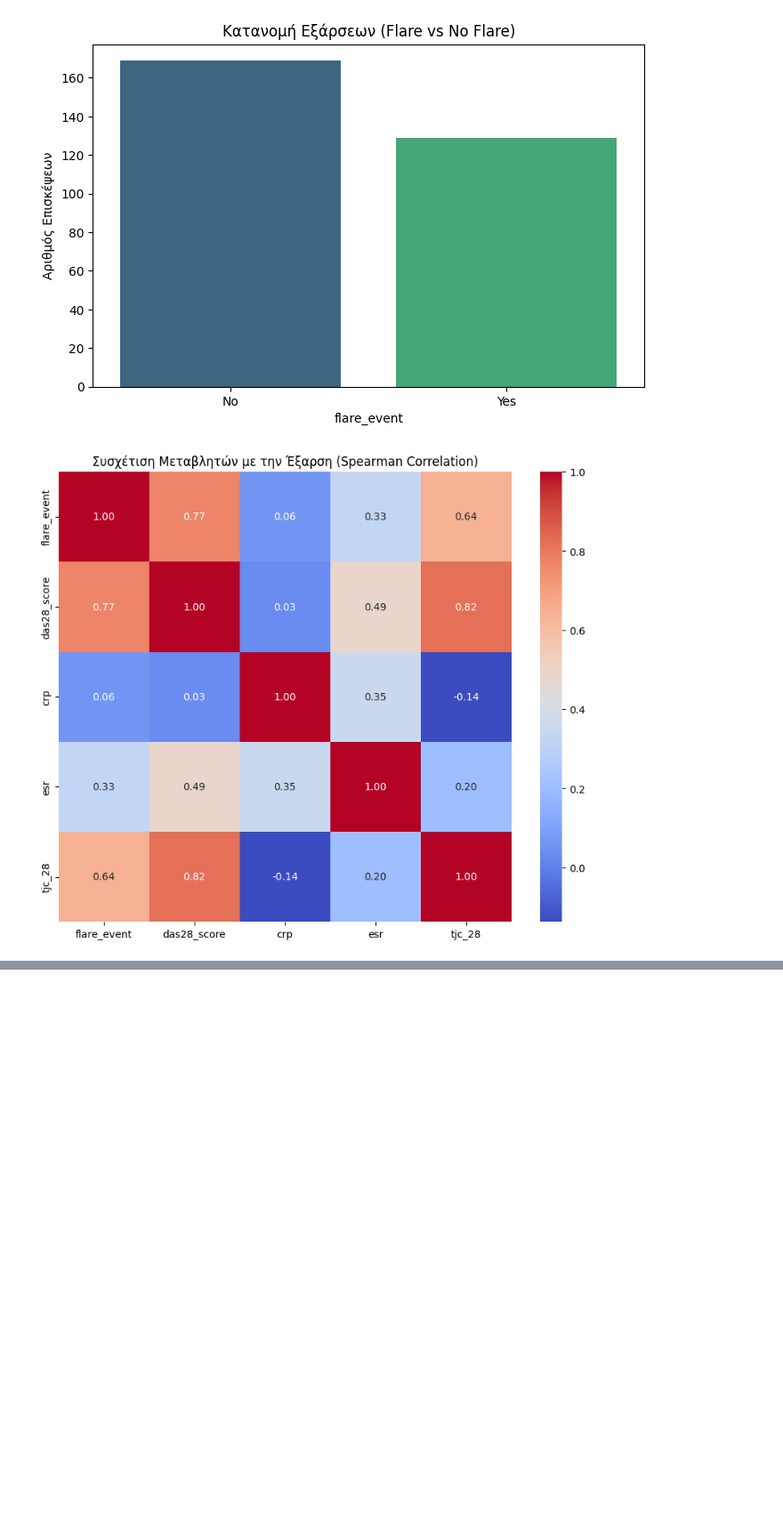
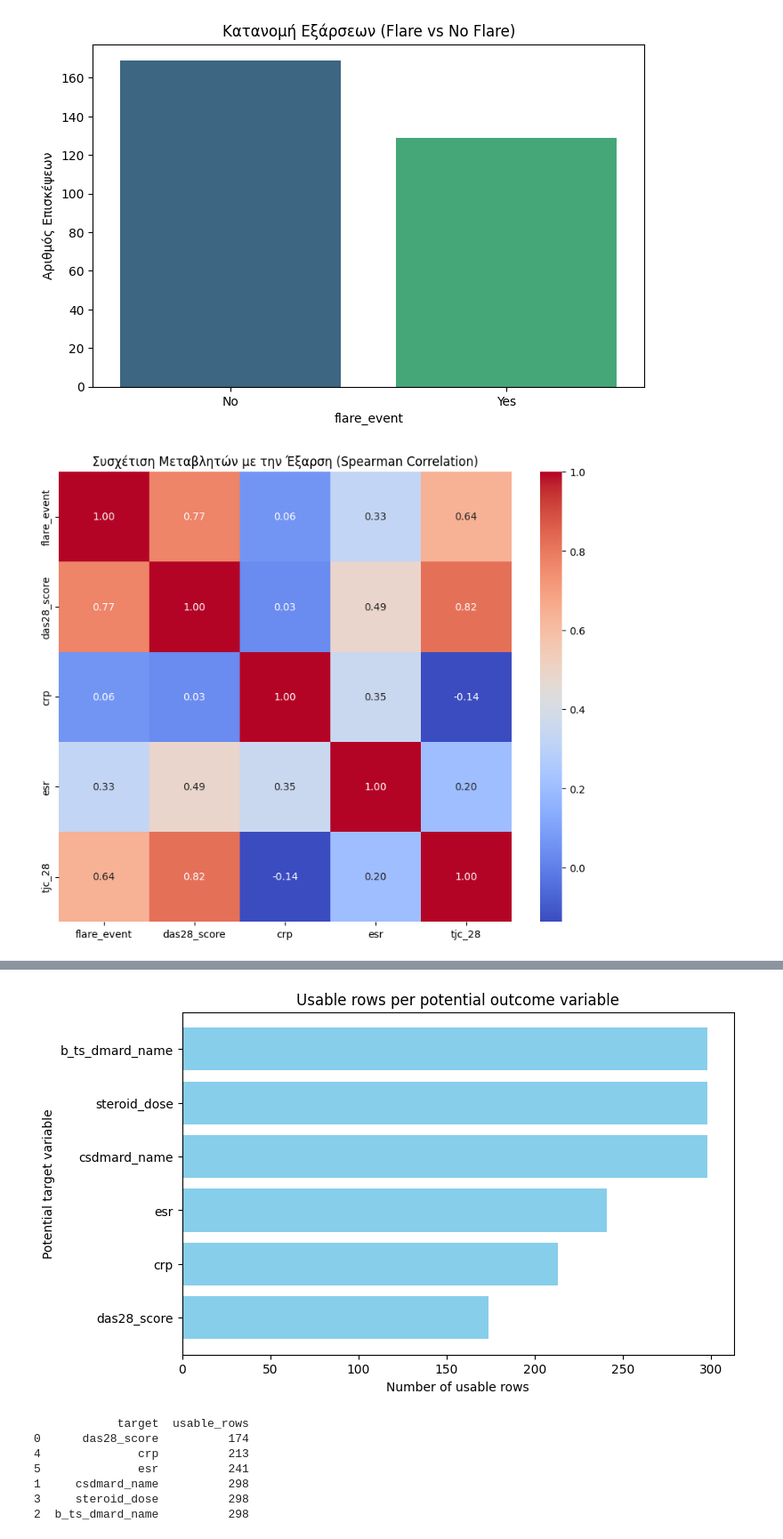
Before and after one commit to konnatzeik/Master_Thesis, a Jupyter notebook: notebooks/01_data_cleaning.ipynb, the cells around one changed output, grey strips where cells are left out. Shown at 89% size. Saved outputs shown, nothing was run; the diff lists cells and outputs as text; code cells hidden in the pictures; blank space fills up the shorter version.

```diff
--- a/notebooks/01_data_cleaning.ipynb
+++ b/notebooks/01_data_cleaning.ipynb
@@ -61,3 +138,14 @@ crp            28.523490
 esr            19.127517
 tjc_28         52.348993
 dtype: float64
+# %%
+# How many visits have flare_event recorded
+print("Total visits with flare_event:", df_cleaned['target_flare_next'].notna().sum())
+
+# Class distribution
+print(df_cleaned['target_flare_next'].value_counts(normalize=True) * 100)
+
+# Count usable rows with all predictors
+predictors = ['das28_score','crp','esr','csdmard_name','steroid_dose','b_ts_dmard_name']
+usable_rows = df_cleaned.dropna(subset=['target_flare_next'] + predictors).shape[0]
+print("Usable rows for ML:", usable_rows)
@@ -63,0 +197,3 @@ dtype: float64
+# %%
+df_cleaned['esr_missing'] = df_cleaned['esr'].isna().astype(int)
+pd.crosstab(df_cleaned['esr_missing'], df_cleaned['target_flare_next'])
@@ -143 +356,43 @@ target_flare_next         70
 dtype: int64
+# %%
+import pandas as pd
+import matplotlib.pyplot as plt
+
+# List of candidate targets
+targets = ['das28_score', 'csdmard_name', 'b_ts_dmard_name', 'steroid_dose', 'crp', 'esr']  # add other potential targets
+
+rows_available = []
+
+for target in targets:
+    # Count rows where target is not missing
+    usable_rows = df_cleaned[target].notna().sum()
+    rows_available.append(usable_rows)
+
+# Create a summary DataFrame
+df_summary = pd.DataFrame({
+    'target': targets,
+    'usable_rows': rows_available
+})
+
+# Sort by usable rows
+df_summary = df_summary.sort_values('usable_rows', ascending=True)
+
+# Plot
+plt.figure(figsize=(8,5))
+plt.barh(df_summary['target'], df_summary['usable_rows'], color='skyblue')
+plt.xlabel("Number of usable rows")
+plt.ylabel("Potential target variable")
+plt.title("Usable rows per potential outcome variable")
+plt.show()
+
+# Display table as well
+print(df_summary)
+# %% [output]
+[figure, added]
+            target  usable_rows
+0      das28_score          174
+4              crp          213
+5              esr          241
+1     csdmard_name          298
+3     steroid_dose          298
+2  b_ts_dmard_name          298
```
Also changed, not shown: parts of 19 cells of this notebook.
